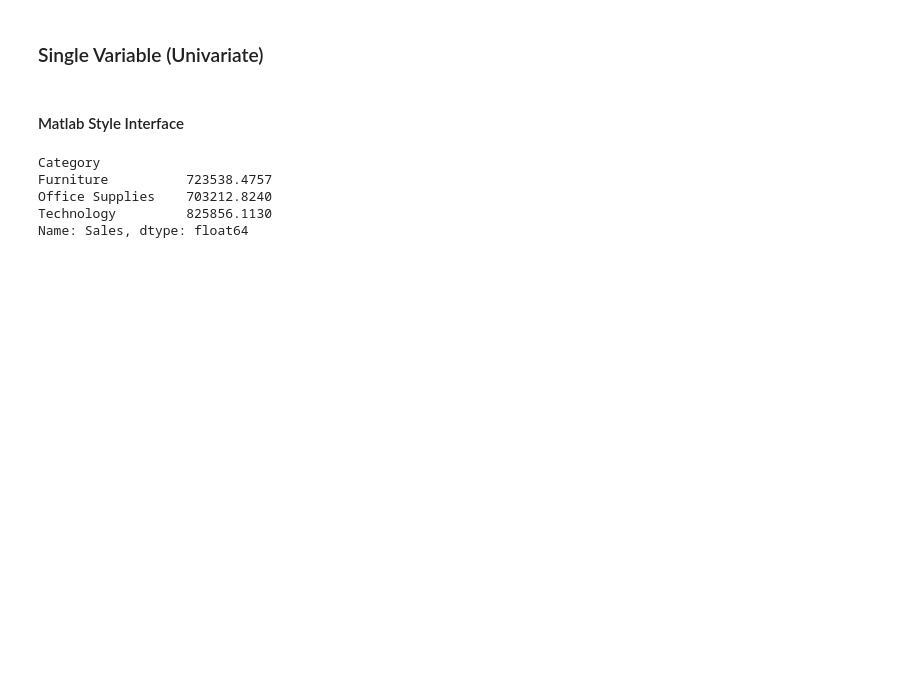
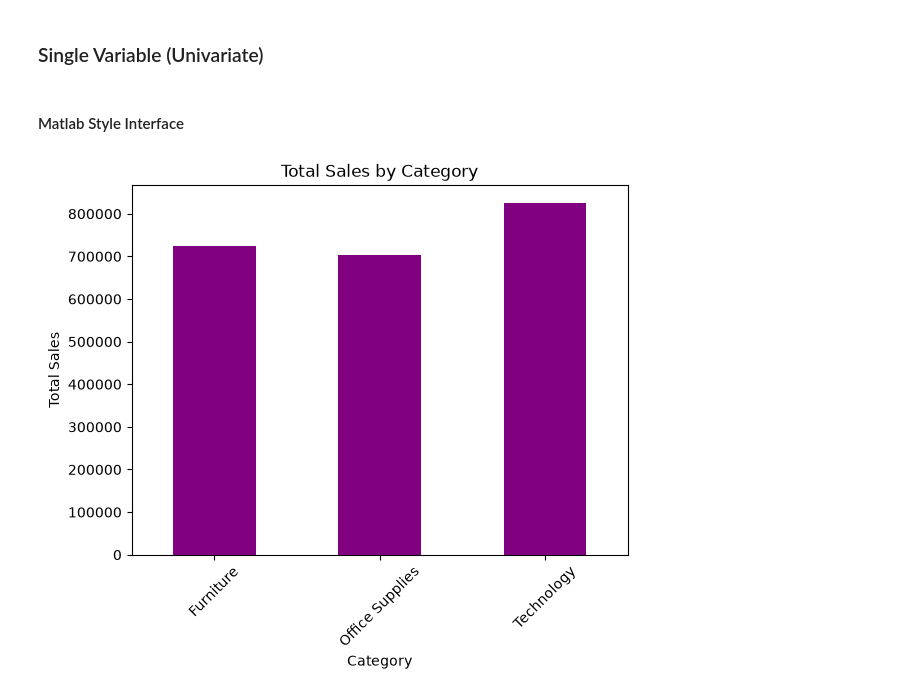
Before and after one commit to WillardDev/Python_Data_Analysis, a Jupyter notebook: Foundations_of_Matplotlib.ipynb, the cells around one changed output. Cells and saved outputs as stored; diff of their text form; code cells hidden in the pictures; blank space fills up the shorter version.

```diff
--- a/Foundations_of_Matplotlib.ipynb
+++ b/Foundations_of_Matplotlib.ipynb
@@ -104,10 +104,13 @@ dtype: int64
 #### Matlab Style Interface
 # %%
 sales_by_category = df.groupby('Category')['Sales'].sum()
-sales_by_category
+sales_by_category.plot(kind='bar', color='purple')
+
+plt.title('Total Sales by Category')
+plt.xlabel('Category')
+plt.ylabel('Total Sales')
+
+plt.xticks(rotation=45)
+plt.show()
 # %% [output]
-Category
-Furniture          723538.4757
-Office Supplies    703212.8240
-Technology         825856.1130
-Name: Sales, dtype: float64
+[figure, added]
```
